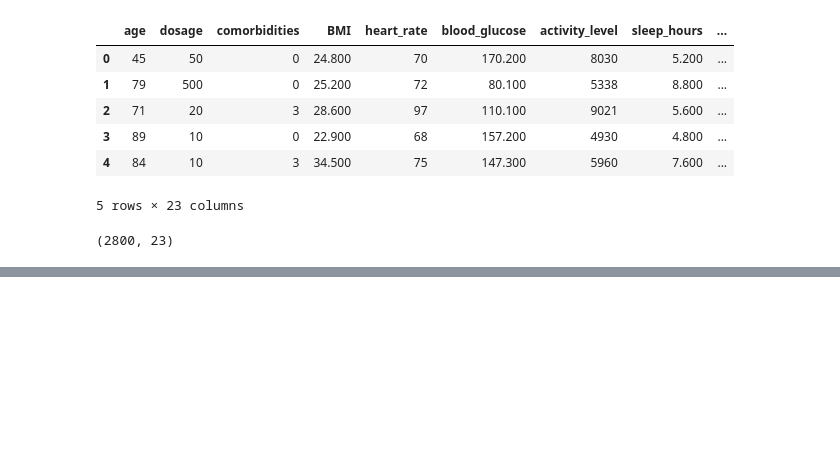
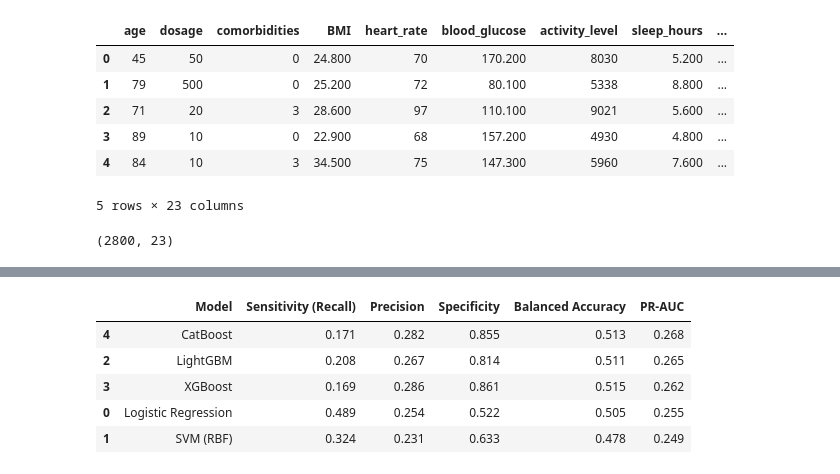
Before and after one commit to Riskyduha/Improving-Machine-Learning-Model-Performance-for-Patient-Non-Adherence-Prediction, a Jupyter notebook: main.ipynb, the cells around one changed output, grey strips where cells are left out. Cells and saved outputs as stored; diff of their text form; code cells hidden in the pictures; blank space fills up the shorter version.

```diff
--- a/main.ipynb
+++ b/main.ipynb
@@ -1270,0 +393,34 @@ plt.show()
+# %%
+models_cs = {
+
+    "Logistic Regression": LogisticRegression(
+        class_weight=class_weight_dict,
+        max_iter=1000,
+        random_state=42
+    ),
+
+    "SVM (RBF)": SVC(
+        kernel='rbf',
+        class_weight=class_weight_dict,
+        probability=True,
+        random_state=42
+    ),
+
+    "LightGBM": LGBMClassifier(
+        class_weight=class_weight_dict,
+        random_state=42
+    ),
+
+    "XGBoost": XGBClassifier(
+        scale_pos_weight=class_weight_dict[1] / class_weight_dict[0],
+        use_label_encoder=False,
+        eval_metric='logloss',
+        random_state=42
+    ),
+
+    "CatBoost": CatBoostClassifier(
+        class_weights=[class_weight_dict[0], class_weight_dict[1]],
+        verbose=0,
+        random_state=42
+    )
+}
@@ -1270,0 +488,18 @@ plt.show()
+# %%
+cost_sensitive_df = pd.DataFrame(results_cs, columns=[
+    "Model",
+    "Sensitivity (Recall)",
+    "Precision",
+    "Specificity",
+    "Balanced Accuracy",
+    "PR-AUC"
+])
+
+cost_sensitive_df.sort_values(by="PR-AUC", ascending=False)
+# %% [output]
+|  | Model | Sensitivity (Recall) | Precision | Specificity | Balanced Accuracy | PR-AUC |
+| 4 | CatBoost | 0.171 | 0.282 | 0.855 | 0.513 | 0.268 |
+| 2 | LightGBM | 0.208 | 0.267 | 0.814 | 0.511 | 0.265 |
+| 3 | XGBoost | 0.169 | 0.286 | 0.861 | 0.515 | 0.262 |
+| 0 | Logistic Regression | 0.489 | 0.254 | 0.522 | 0.505 | 0.255 |
+| 1 | SVM (RBF) | 0.324 | 0.231 | 0.633 | 0.478 | 0.249 |
```
Also changed, not shown: parts of 68 cells of this notebook, 4 other files.
